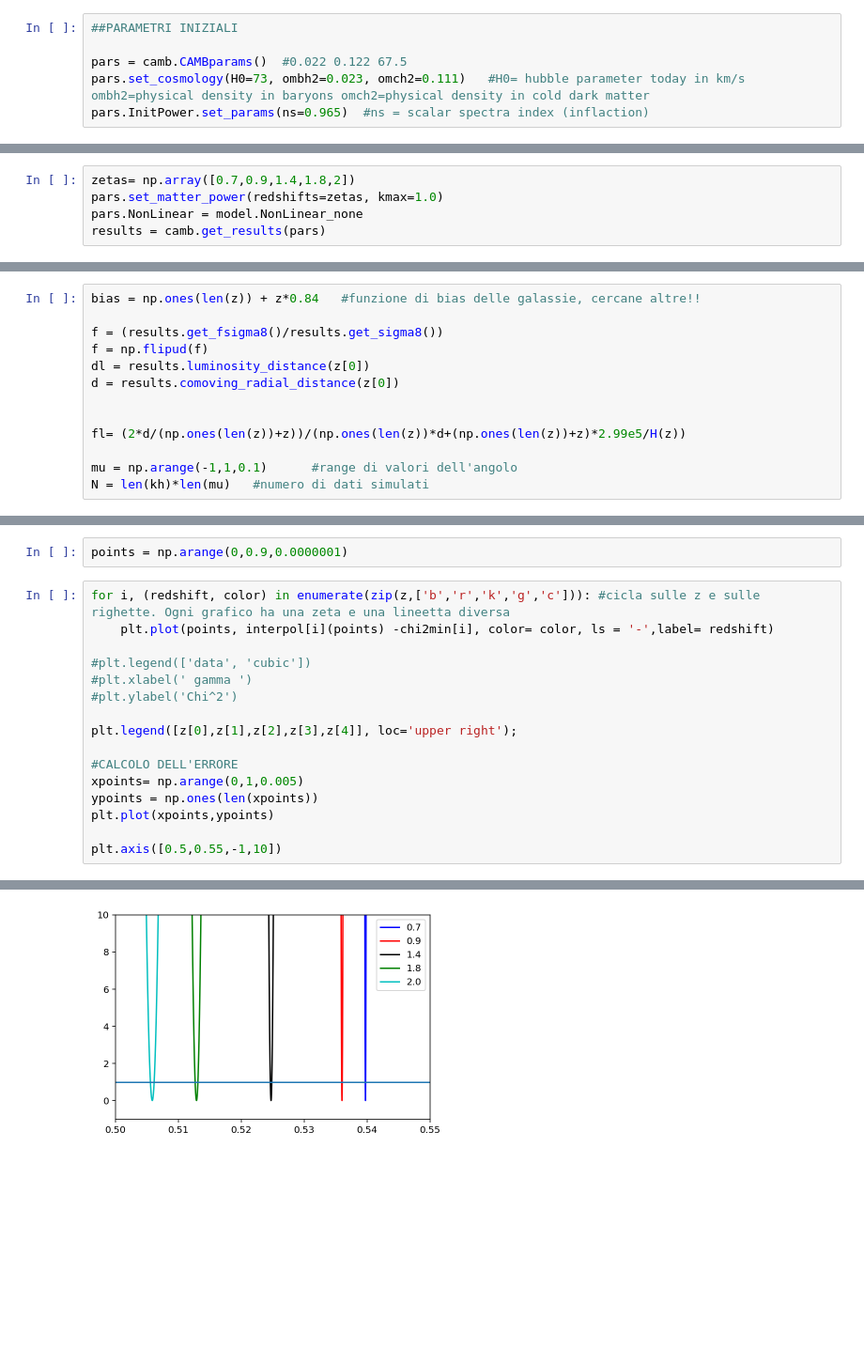
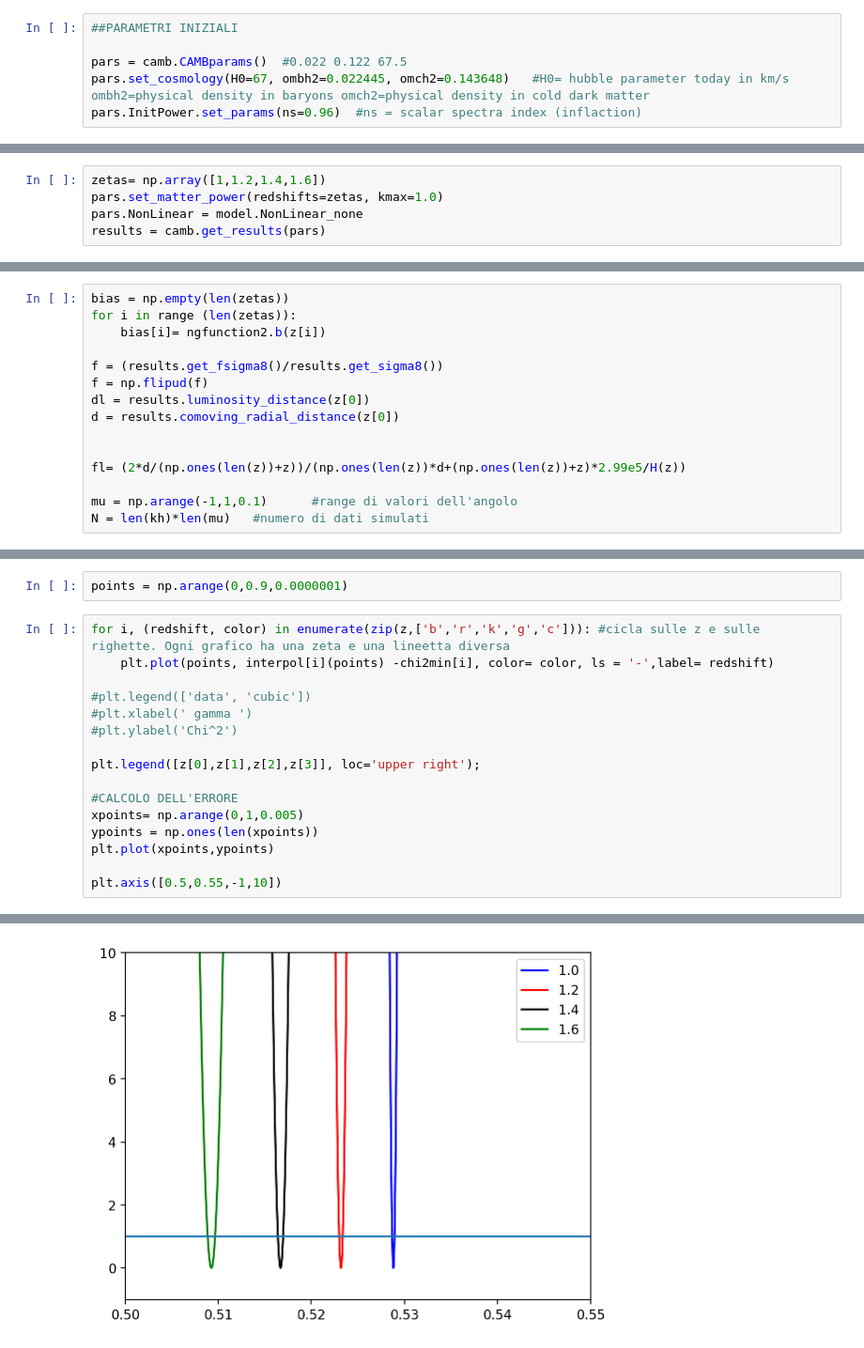
Before and after one commit to Sareva00/Tesi, a Jupyter notebook: ErroreGW.ipynb, the cells around one changed output, grey strips where cells are left out. Shown at 94% size. Saved outputs shown, nothing was run; the diff lists cells and outputs as text; blank space fills up the shorter version.

```diff
--- a/ErroreGW.ipynb
+++ b/ErroreGW.ipynb
@@ -16,8 +16,8 @@ import ngfunction
 ##PARAMETRI INIZIALI
 
 pars = camb.CAMBparams()  #0.022 0.122 67.5
-pars.set_cosmology(H0=73, ombh2=0.023, omch2=0.111)   #H0= hubble parameter today in km/s    ombh2=physical density in baryons omch2=physical density in cold dark matter
-pars.InitPower.set_params(ns=0.965)  #ns = scalar spectra index (inflaction)
+pars.set_cosmology(H0=67, ombh2=0.022445, omch2=0.143648)   #H0= hubble parameter today in km/s    ombh2=physical density in baryons omch2=physical density in cold dark matter
+pars.InitPower.set_params(ns=0.96)  #ns = scalar spectra index (inflaction)
 # %% [output]
 class: <InitialPowerLaw>
  tensor_parameterization = tensor_param_rpivot
@@ -32,7 +32,7 @@ class: <InitialPowerLaw>
  As = 2e-09
  At = 1.0
 # %%
-zetas= np.array([0.7,0.9,1.4,1.8,2])
+zetas= np.array([1,1.2,1.4,1.6])
 pars.set_matter_power(redshifts=zetas, kmax=1.0)
 pars.NonLinear = model.NonLinear_none
 results = camb.get_results(pars)
@@ -71,7 +71,9 @@ dl = (1+z)*r
 
 dl'= r + (1+z)*c/H
 # %%
-bias = np.ones(len(z)) + z*0.84   #funzione di bias delle galassie, cercane altre!!
+bias = np.empty(len(zetas))
+for i in range (len(zetas)):
+    bias[i]= ngfunction2.b(z[i])
 
 f = (results.get_fsigma8()/results.get_sigma8())
 f = np.flipud(f)
@@ -206,22 +205,22 @@ points = np.arange(0,0.9,0.0000001)
 # %%
 for i, (redshift, color) in enumerate(zip(z,['b','r','k','g','c'])): #cicla sulle z e sulle righette. Ogni grafico ha una zeta e una lineetta diversa
     plt.plot(points, interpol[i](points) -chi2min[i], color= color, ls = '-',label= redshift)
 
 #plt.legend(['data', 'cubic'])
 #plt.xlabel(' gamma ')
 #plt.ylabel('Chi^2')
 
-plt.legend([z[0],z[1],z[2],z[3],z[4]], loc='upper right');
+plt.legend([z[0],z[1],z[2],z[3]], loc='upper right');
 
 #CALCOLO DELL'ERRORE
 xpoints= np.arange(0,1,0.005)
 ypoints = np.ones(len(xpoints))
 plt.plot(xpoints,ypoints)
 
 plt.axis([0.5,0.55,-1,10])
 # %% [output]
 (0.5, 0.55, -1.0, 10.0)
-[figure, old version]
+[figure, new version]
 # %%
 plt.plot(zetas, sigmas, '--')
 plt.xlabel(' z ')
```
Also changed, not shown: parts of 14 cells of this notebook, 5 other files.
